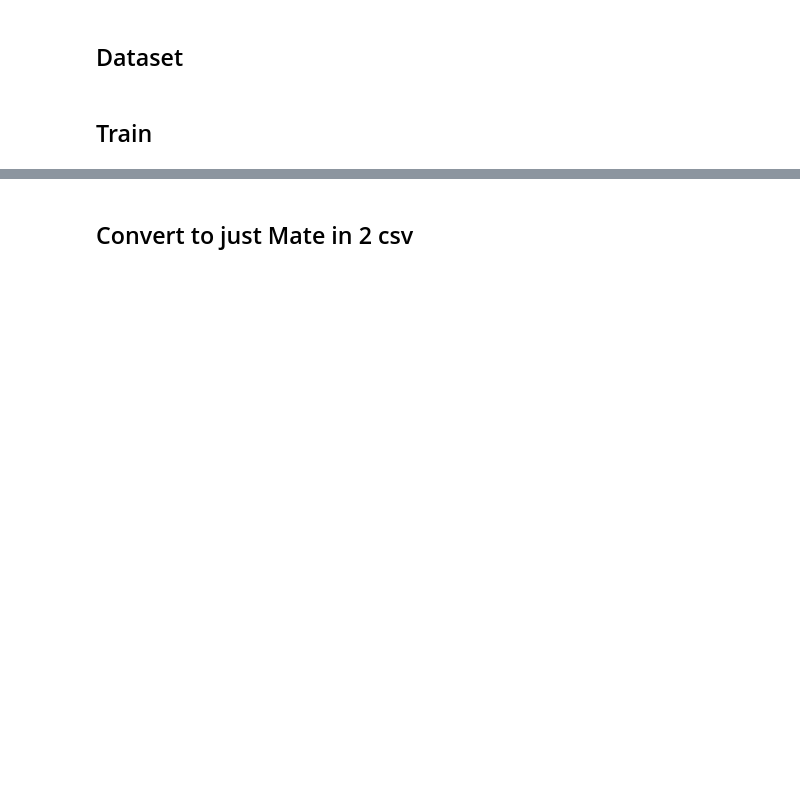
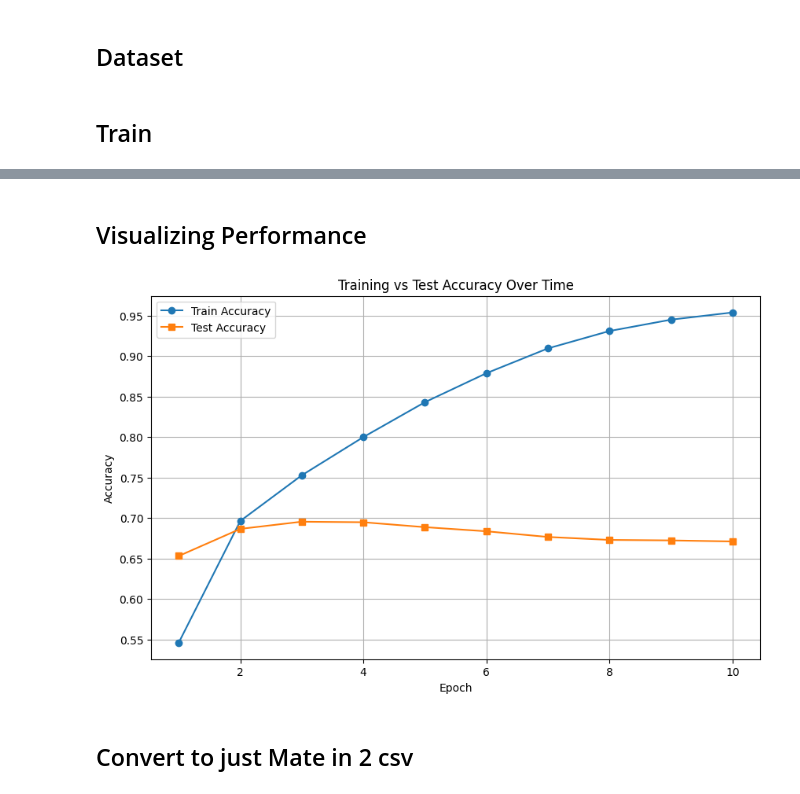
Before and after one commit to LucaMacesanu/ChessBot, a Jupyter notebook: chessbot.ipynb, the cells around one changed output, grey strips where cells are left out. Drawn from its saved outputs; the diff is of its cells as text; code cells hidden in the pictures; blank space fills up the shorter version.

```diff
--- a/chessbot.ipynb
+++ b/chessbot.ipynb
@@ -104,7 +213,21 @@ dataset.df
 # %%
 # --- Model and training setup
+import glob
+import os
 device = torch.device('cuda' if torch.cuda.is_available() else 'cpu')
-model = TwoMoveMateSolver().to(device)
+# model = TwoMoveMateSolver().to(device)
+model = ChessConvLSTMNet().to(device)
+
+# checkpoint_files = glob.glob("convlstm_model_epoch*.pt")
+# if checkpoint_files:
+#     latest_checkpoint = max(checkpoint_files, key=os.path.getmtime)
+
+#     model.load_state_dict(torch.load(latest_checkpoint, map_location=device))
+#     print(f"Loaded model from {latest_checkpoint}")
+# else:
+#     print("No model checkpoint found, starting from scratch.")
+
+
 optimizer = torch.optim.Adam(model.parameters(), lr=lr)
 criterion = torch.nn.CrossEntropyLoss()
 # %%
@@ -143,0 +308,17 @@ print("Model saved as 'twomove_model.pt'")
+# %% [markdown]
+## Visualizing Performance
+# %%
+import matplotlib.pyplot as plt
+
+epochs = list(range(start_epoch + 1, start_epoch + 1 + len(train_acc_list)))
+plt.figure(figsize=(10, 6))
+plt.plot(epochs, train_acc_list, label="Train Accuracy", marker='o')
+plt.plot(epochs, test_acc_list, label="Test Accuracy", marker='s')
+plt.xlabel("Epoch")
+plt.ylabel("Accuracy")
+plt.title("Training vs Test Accuracy Over Time")
+plt.legend()
+plt.grid(True)
+plt.show()
+# %% [output]
+[figure, added]
```
Also changed, not shown: parts of 9 cells of this notebook, 11 other files.
